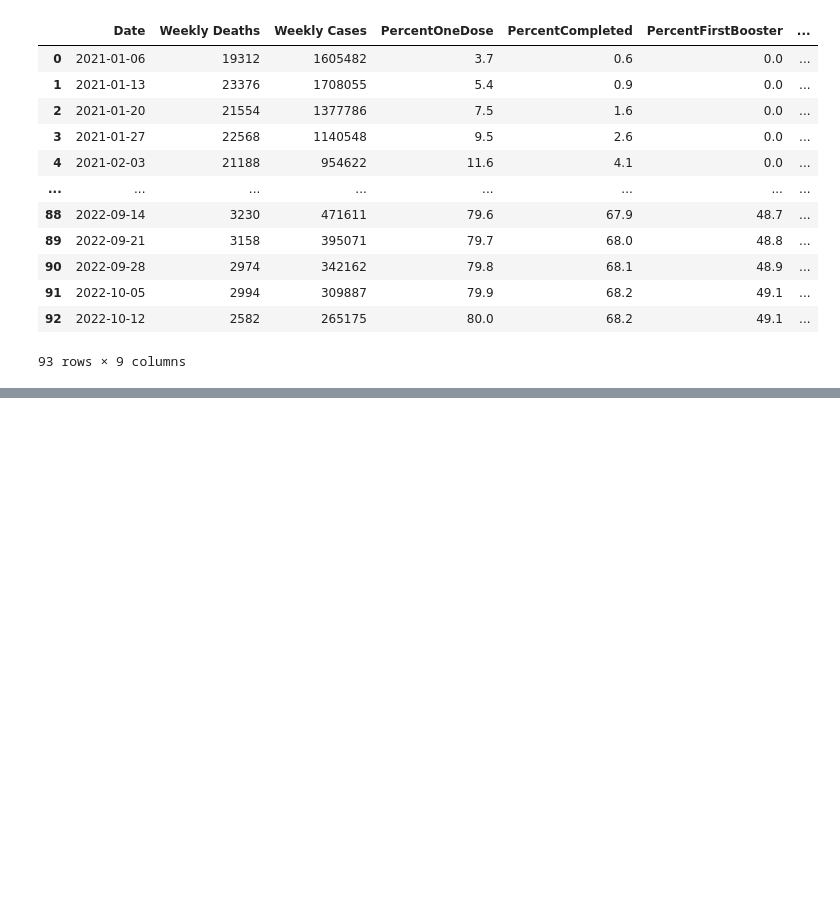
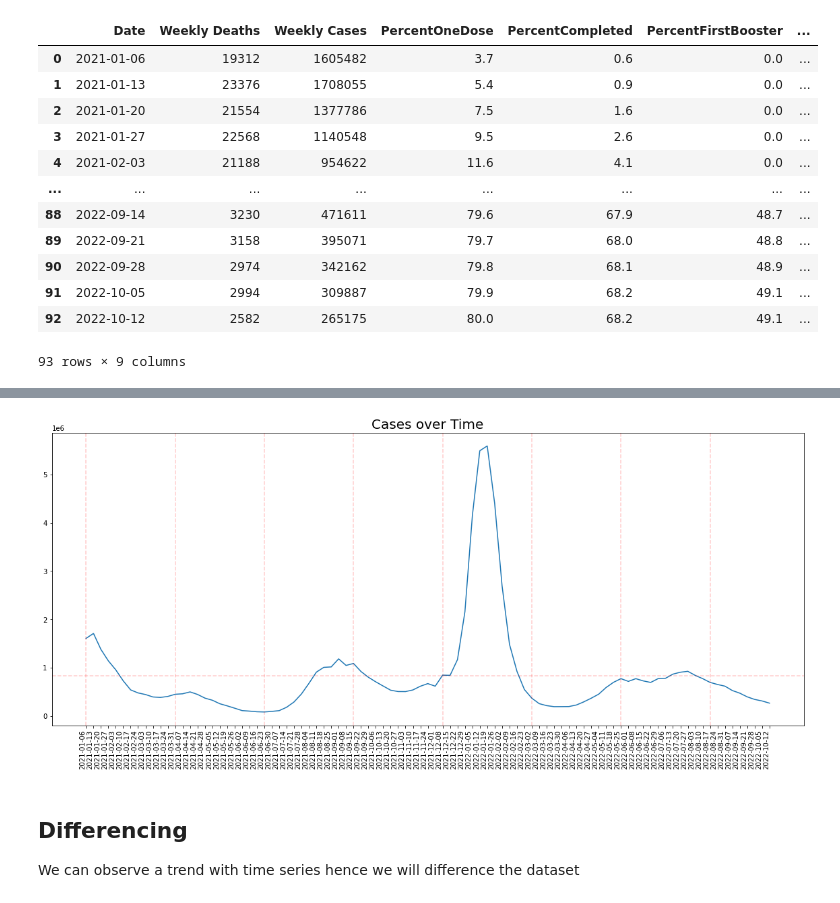
Before and after one commit to Lester0142/Covid_Data_Analysis, a Jupyter notebook: ARMA.ipynb, the cells around one changed output, grey strips where cells are left out. Cells and saved outputs as stored; diff of their text form; code cells hidden in the pictures; blank space fills up the shorter version.

```diff
--- a/ARMA.ipynb
+++ b/ARMA.ipynb
@@ -43,0 +54,14 @@ Code from: https://towardsdatascience.com/advanced-time-series-analysis-with-arm
+# %%
+plt.figure(figsize = (20,8))
+plt.plot(Cases_df['Date'], Cases_df['Weekly Cases'])
+plt.xticks(rotation=90, ha="right")
+for quarter in range(0, len(Cases_df), 12):
+    plt.axvline(Cases_df['Date'][quarter], color='r', linestyle='--', alpha=0.2)
+plt.axhline(Cases_df['Weekly Cases'].mean(), color='r', alpha=0.2, linestyle='--')
+plt.title("Cases over Time", fontsize = 20)
+plt.show()
+# %% [output]
+[figure, added]
+# %% [markdown]
+## Differencing
+We can observe a trend with time series hence we will difference the dataset
```
Also changed, not shown: parts of 35 cells of this notebook.
